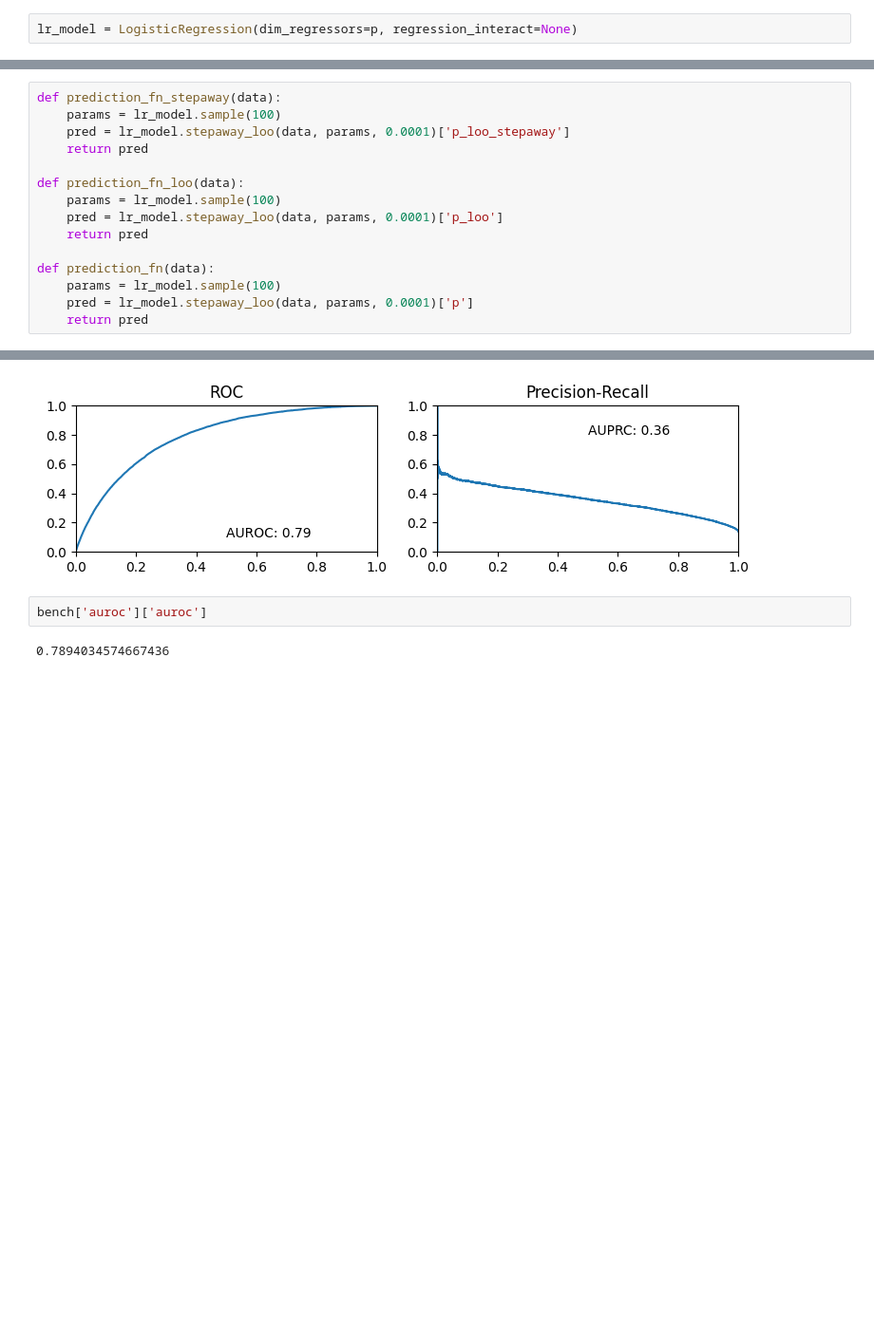
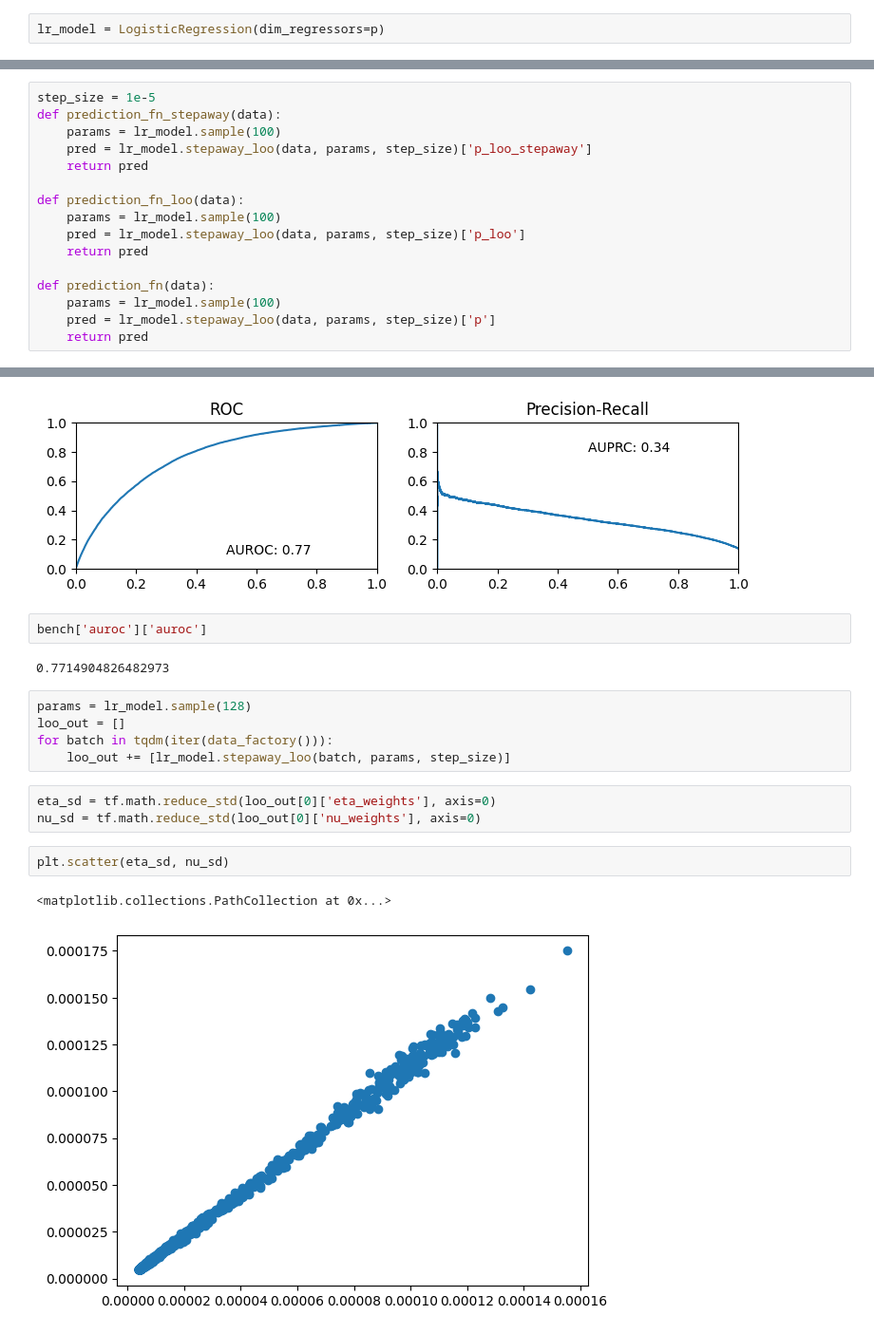
Before and after one commit to mederrata/bayesianquilts, a Jupyter notebook: notebooks/logistic_regression.ipynb, the cells around one changed output, grey strips where cells are left out. Shown: that part at 95% size. Cells and saved outputs as stored; diff of their text form; blank space fills up the shorter version.

```diff
--- a/notebooks/logistic_regression.ipynb
+++ b/notebooks/logistic_regression.ipynb
@@ -48,2 +52,2 @@ p = X_scaled.shape[1]
 # %%
-lr_model = LogisticRegression(dim_regressors=p, regression_interact=None)
+lr_model = LogisticRegression(dim_regressors=p)
@@ -96,19 +102,20 @@ New learning rate: <tf.Variable 'learning_rate:0' shape=() dtype=float32, numpy=
 # %% [markdown]
 # Compute LOO AU ROC/PRC
 # %%
+step_size = 1e-5
 def prediction_fn_stepaway(data):
     params = lr_model.sample(100)
-    pred = lr_model.stepaway_loo(data, params, 0.0001)['p_loo_stepaway']
+    pred = lr_model.stepaway_loo(data, params, step_size)['p_loo_stepaway']
     return pred
 
 def prediction_fn_loo(data):
     params = lr_model.sample(100)
-    pred = lr_model.stepaway_loo(data, params, 0.0001)['p_loo']
+    pred = lr_model.stepaway_loo(data, params, step_size)['p_loo']
     return pred
 
 def prediction_fn(data):
     params = lr_model.sample(100)
-    pred = lr_model.stepaway_loo(data, params, 0.0001)['p']
+    pred = lr_model.stepaway_loo(data, params, step_size)['p']
     return pred
 # %%
 bench_stepaway_loo = classification_metrics(
@@ -182,4 +195,17 @@ ax[1].set_ylim((0, 1))
 # %%
 bench['auroc']['auroc']
 # %% [output]
-0.7894034574667436
+0.7714904826482973
+# %%
+params = lr_model.sample(128)
+loo_out = []
+for batch in tqdm(iter(data_factory())):
+    loo_out += [lr_model.stepaway_loo(batch, params, step_size)]
+# %%
+eta_sd = tf.math.reduce_std(loo_out[0]['eta_weights'], axis=0)
+nu_sd = tf.math.reduce_std(loo_out[0]['nu_weights'], axis=0)
+# %%
+plt.scatter(eta_sd, nu_sd)
+# %% [output]
+<matplotlib.collections.PathCollection at 0x...>
+[figure, added]
```
Also changed, not shown: parts of 9 cells of this notebook, 3 other files.
